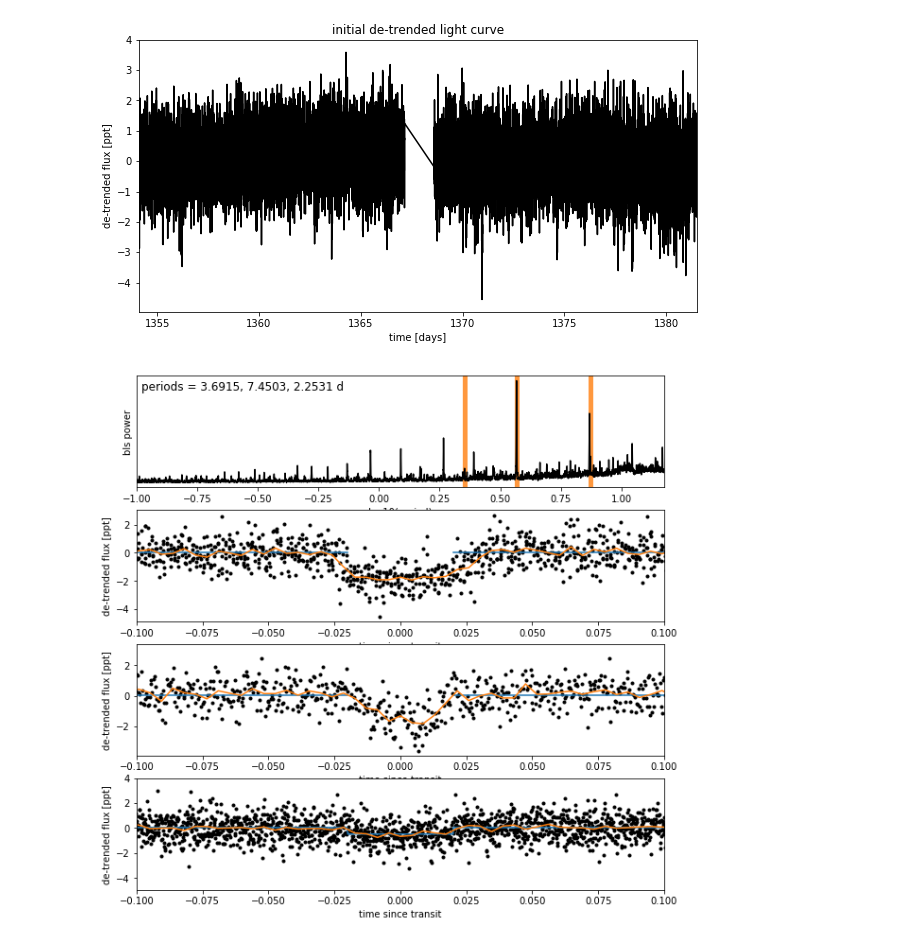
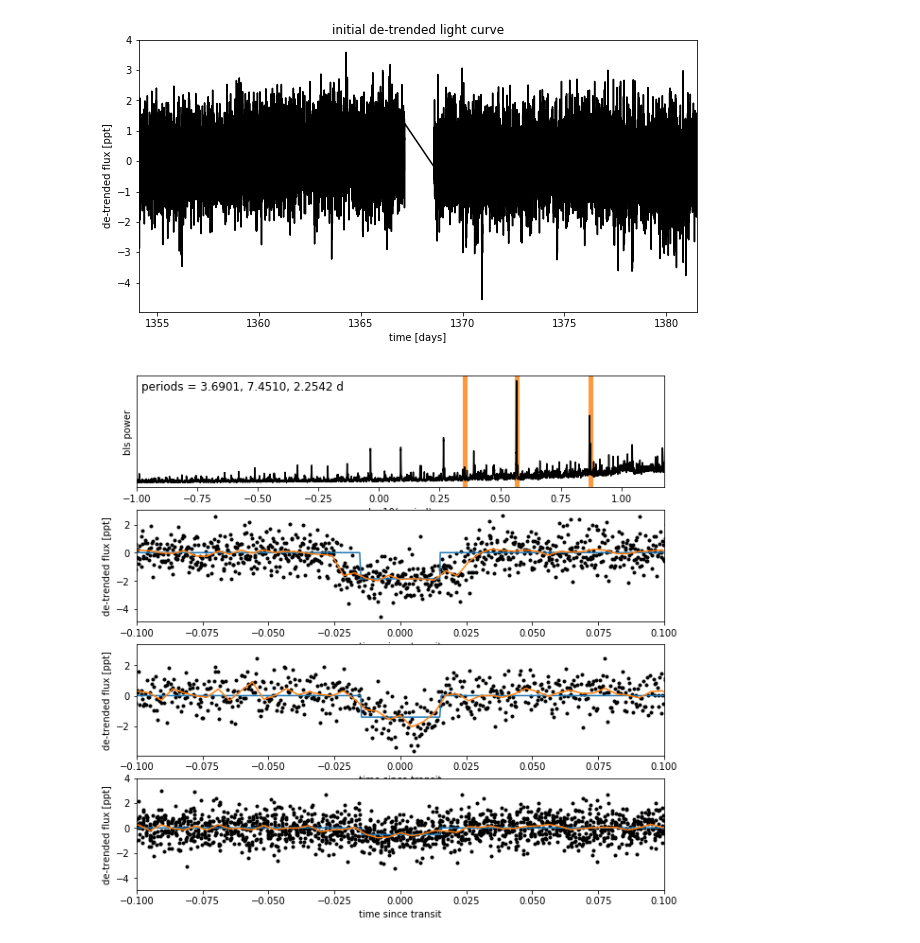
Before and after one commit to mrtommyb/l98-59-transitmodel, a Jupyter notebook: code/exoplanet-test.ipynb, the cells around one changed output. Cells and saved outputs as stored; diff of their text form; code cells hidden in the pictures.

```diff
--- a/code/exoplanet-test.ipynb
+++ b/code/exoplanet-test.ipynb
@@ -14,7 +14,7 @@ tpf = lightkurve.search_targetpixelfile(target).download()
 # %%
 texp = tpf.hdu[1].header['FRAMETIM'] * tpf.hdu[1].header["NUM_FRM"]
 texp /= 60.0 * 60.0 * 24.0
-time = tpf.time
+ref_time = 0.5 * (tpf.time.min() + tpf.time.max())
 flux = tpf.flux
 
 pix_mask = tpf.create_threshold_mask(threshold=3)
@@ -58,14 +58,15 @@ plt.xlim(time.min(), time.max());
 from astropy.stats import BoxLeastSquares
 
 period_grid = np.exp(np.linspace(np.log(0.1), np.log(15), 50000))
-duration = 0.04
+duration = 0.03
 
 bls_periods = np.zeros([3])
 bls_t0s = np.zeros([3])
 bls_depths = np.zeros([3])
+time = lc.time - ref_time
 
 # planet 1
-bls = BoxLeastSquares(lc.time, lc.flux - pld_flux)
+bls = BoxLeastSquares(time, lc.flux - pld_flux)
 bls_power = bls.power(period_grid, duration, oversample=20)
 
 bls_power0 = bls_power
@@ -75,14 +76,14 @@ index = np.argmax(bls_power.power)
 bls_period = bls_power.period[index]
 bls_t0 = bls_power.transit_time[index]
 bls_depth = bls_power.depth[index]
-transit_mask = bls.transit_mask(lc.time, bls_period, 3*duration, bls_t0)
+transit_mask = bls.transit_mask(time, bls_period, 3*duration, bls_t0)
 
 bls_periods[0] = bls_period
 bls_t0s[0] = bls_t0
 bls_depths[0] = bls_depth
 
 # planet 2
-bls = BoxLeastSquares(lc.time[~transit_mask], lc.flux[~transit_mask] - pld_flux[~transit_mask])
+bls = BoxLeastSquares(time[~transit_mask], lc.flux[~transit_mask] - pld_flux[~transit_mask])
 bls_power = bls.power(period_grid, duration, oversample=20)
 
 # Save the highest peak as the planet candidate
@@ -90,14 +91,14 @@ index = np.argmax(bls_power.power)
 bls_period = bls_power.period[index]
 bls_t0 = bls_power.transit_time[index]
 bls_depth = bls_power.depth[index]
-transit_mask = np.logical_or((transit_mask), (bls.transit_mask(lc.time, bls_period, 3*duration, bls_t0)))
+transit_mask = np.logical_or((transit_mask), (bls.transit_mask(time, bls_period, 3*duration, bls_t0)))
 
 bls_periods[1] = bls_period
 bls_t0s[1] = bls_t0
 bls_depths[1] = bls_depth
 
 # planet 3
-bls = BoxLeastSquares(lc.time[~transit_mask], lc.flux[~transit_mask] - pld_flux[~transit_mask])
+bls = BoxLeastSquares(time[~transit_mask], lc.flux[~transit_mask] - pld_flux[~transit_mask])
 bls_power = bls.power(period_grid, duration, oversample=20)
 
 # Save the highest peak as the planet candidate
@@ -105,7 +106,7 @@ index = np.argmax(bls_power.power)
 bls_period = bls_power.period[index]
 bls_t0 = bls_power.transit_time[index]
 bls_depth = bls_power.depth[index]
-transit_mask = np.logical_or((transit_mask), (bls.transit_mask(lc.time, bls_period, 3*duration, bls_t0)))
+transit_mask = np.logical_or((transit_mask), (bls.transit_mask(time, bls_period, 3*duration, bls_t0)))
 
 bls_periods[2] = bls_period
 bls_t0s[2] = bls_t0
@@ -119,36 +120,37 @@ ax.axvline(np.log10(bls_periods[0]), color="C1", lw=5, alpha=0.8)
 ax.axvline(np.log10(bls_periods[1]), color="C1", lw=5, alpha=0.8)
 ax.axvline(np.log10(bls_periods[2]), color="C1", lw=5, alpha=0.8)
 ax.plot(np.log10(bls_power0.period), bls_power0.power, "k")
 ax.annotate("periods = {0:.4f}, {1:.4f}, {2:.4f} d".format(*bls_periods),
             (0, 1), xycoords="axes fraction",
             xytext=(5, -5), textcoords="offset points",
             va="top", ha="left", fontsize=12)
 ax.set_ylabel("bls power")
 ax.set_yticks([])
 ax.set_xlim(np.log10(period_grid.min()), np.log10(period_grid.max()))
 ax.set_xlabel("log10(period)")
 
 # Plot the folded transits
+bls = BoxLeastSquares(time, lc.flux - pld_flux)
 for i in range(3):
     ax = axes[i+1]
-    x_fold = (lc.time - bls_t0s[i] + 0.5*bls_periods[i])%bls_periods[i] - 0.5*bls_periods[i]
+    x_fold = (time - bls_t0s[i] + 0.5*bls_periods[i])%bls_periods[i] - 0.5*bls_periods[i]
     m = np.abs(x_fold) < 0.4
     ax.plot(x_fold[m], lc.flux[m] - pld_flux[m], ".k")
     inds = np.argsort(x_fold[m])
-    ax.plot(x_fold[m][inds], bls.model(lc.time[m], bls_periods[i], duration, bls_t0s[i])[inds])
+    ax.plot(x_fold[m][inds], bls.model(time, bls_periods[i], duration, bls_t0s[i])[m][inds])
 
     # Overplot the phase binned light curve
     bins = np.linspace(-0.11, 0.11, 52)
     denom, _ = np.histogram(x_fold, bins)
     num, _ = np.histogram(x_fold, bins, weights=lc.flux - pld_flux)
     denom[num == 0] = 1.0
     ax.plot(0.5*(bins[1:] + bins[:-1]), num / denom, color="C1")
 
     ax.set_xlim(-0.1, 0.1)
     ax.set_ylabel("de-trended flux [ppt]")
     ax.set_xlabel("time since transit");
 # %% [output]
-[figure, old version]
+[figure, new version]
 # %%
 m = ~transit_mask
 XTX = np.dot(X_pld[m].T, X_pld[m])
```
Also changed, not shown: parts of 12 cells of this notebook.
